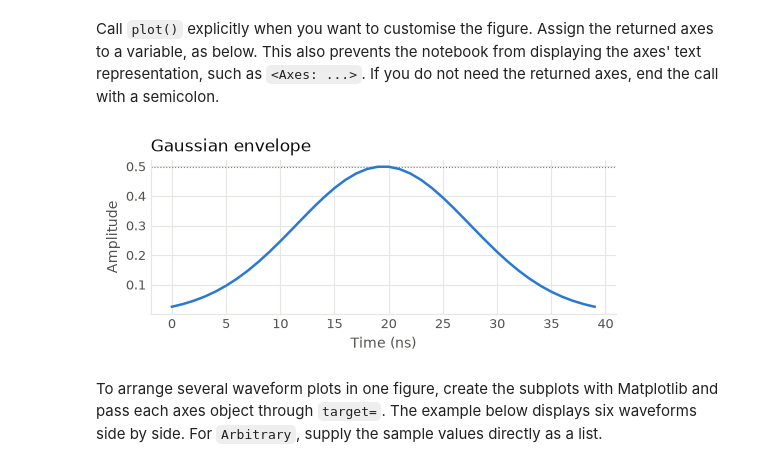
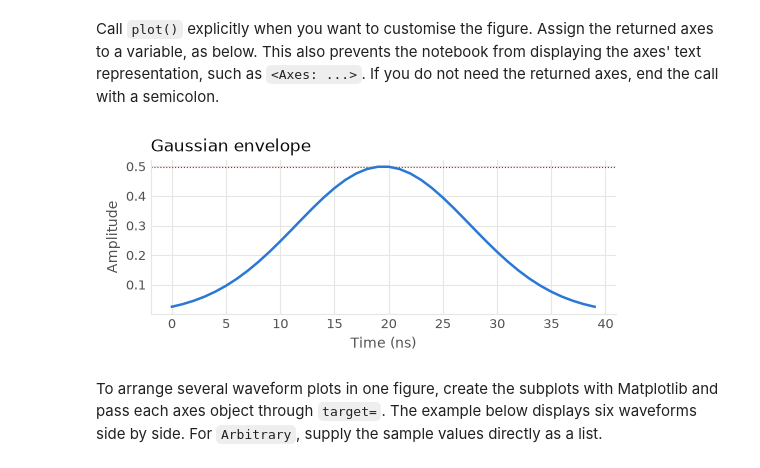
Before and after one commit to qilimanjaro-tech/ieee-qce26-qprogram-tutorial, a Jupyter notebook: notebooks/solutions/01_introduction.ipynb, the cells around one changed output. Drawn from its saved outputs; the diff is of its cells as text; code cells hidden in the pictures.

```diff
--- a/notebooks/solutions/01_introduction.ipynb
+++ b/notebooks/solutions/01_introduction.ipynb
@@ -553,10 +547,10 @@ Call `plot()` explicitly when you want to customise the figure. Assign the retur
 # %%
 ax = drive_envelope.plot()
 ax.set_title("Gaussian envelope", loc="left")
-ax.axhline(drive_envelope.peak_amplitude(), color="grey", linestyle=":", linewidth=0.8)
+ax.axhline(drive_envelope.peak_amplitude(), color="red", linestyle=":", linewidth=0.8)
 plt.show()
 # %% [output]
-[figure, old version]
+[figure, new version]
 # %% [markdown]
 To arrange several waveform plots in one figure, create the subplots with Matplotlib and pass each axes object through `target=`. The example below displays six waveforms side by side. For `Arbitrary`, supply the sample values directly as a list.
 # %%
```
Also changed, not shown: parts of 6 cells of this notebook, 8 other files.
